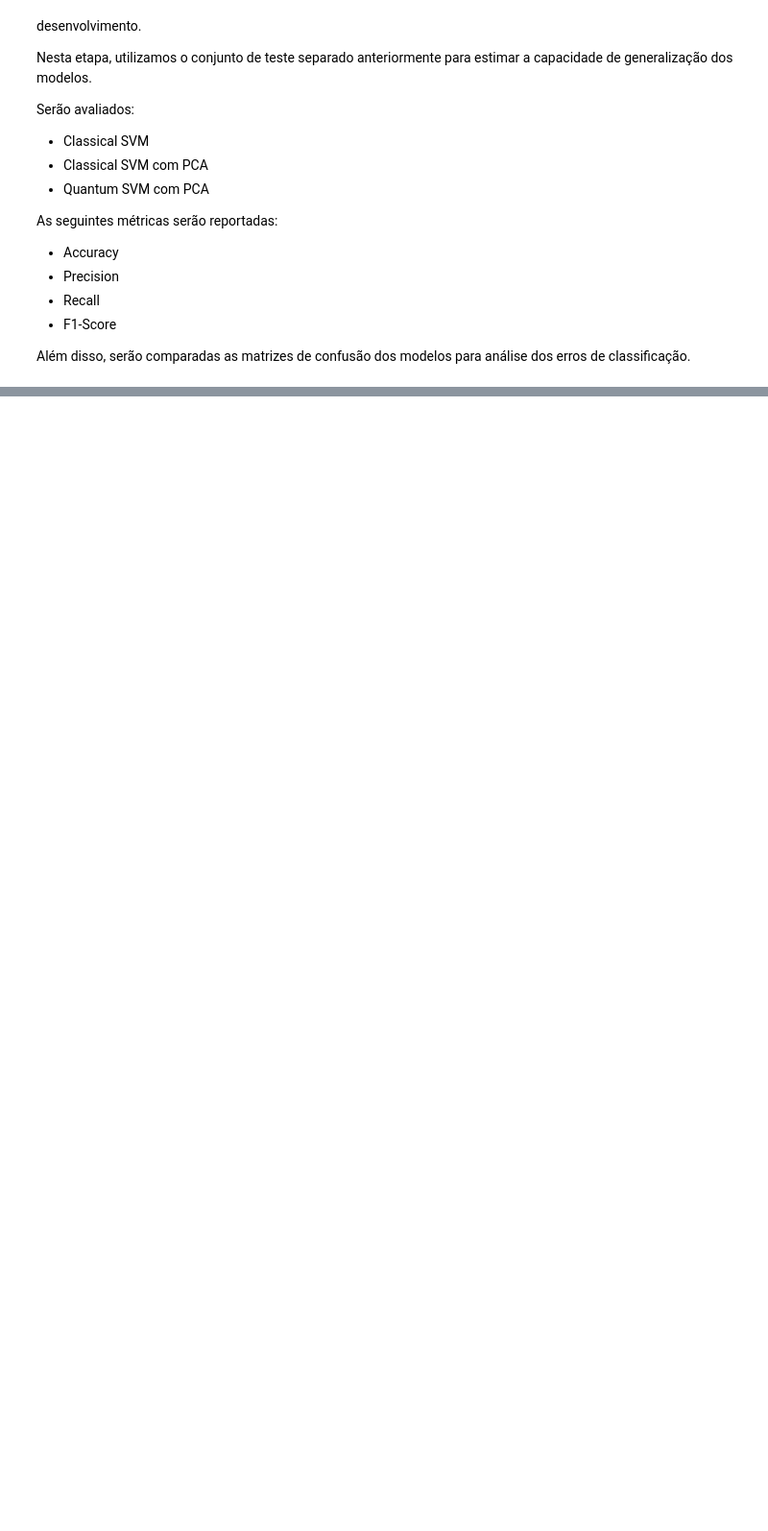
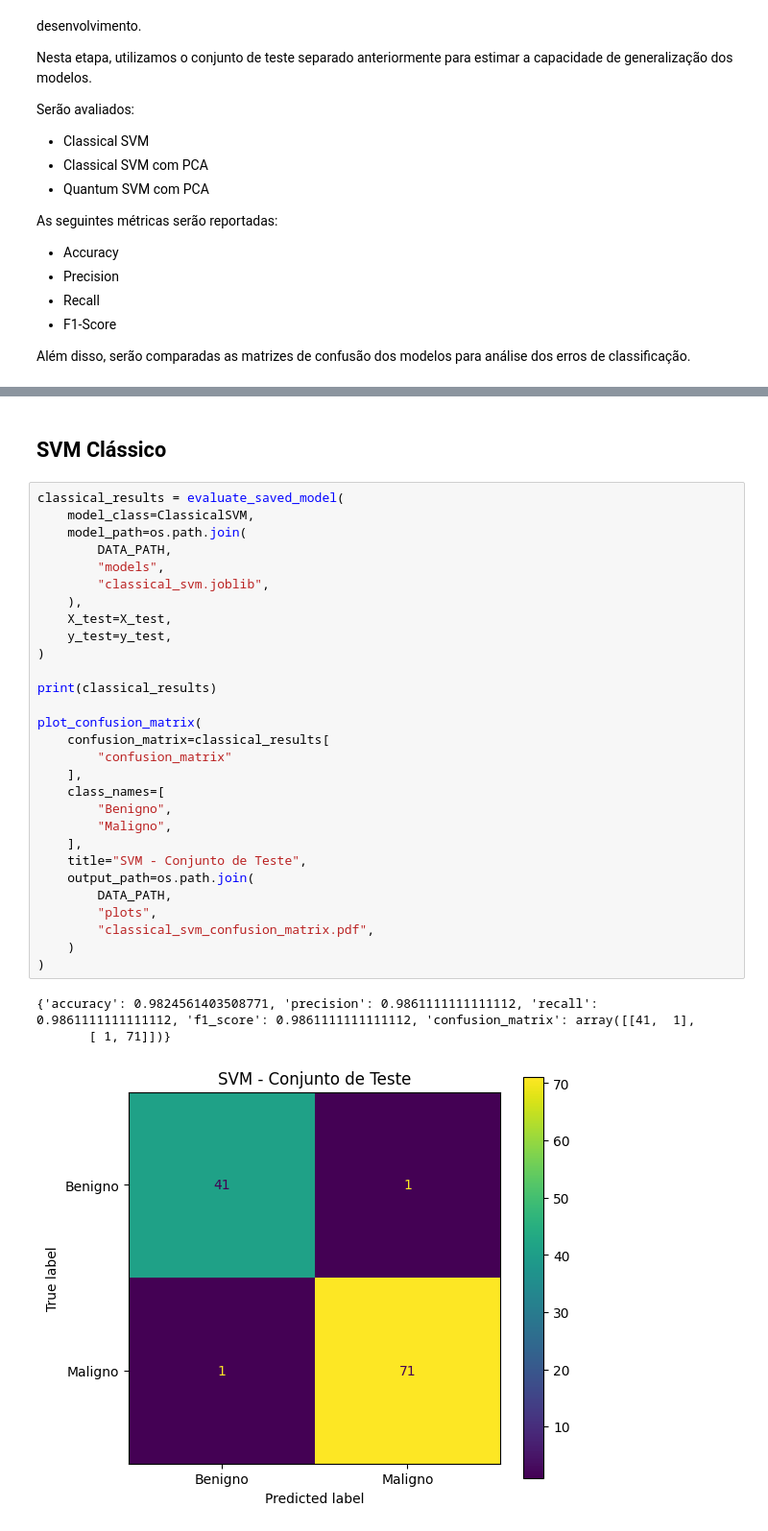
Before and after one commit to jodafons/pee-886-2026-01, a Jupyter notebook: notebooks/ellizeu_sena/qsvm_breast_cancer.ipynb, the cells around one changed output, grey strips where cells are left out. Shown at 96% size. Saved outputs shown, nothing was run; the diff lists cells and outputs as text; blank space fills up the shorter version.

Commit message:
Update benchmark results and notebook analysis

```diff
--- a/notebooks/ellizeu_sena/qsvm_breast_cancer.ipynb
+++ b/notebooks/ellizeu_sena/qsvm_breast_cancer.ipynb
@@ -461,0 +471,35 @@ from qml.ellizeu_sena.evaluation import (
+# %% [markdown]
+## SVM Clássico
+# %%
+classical_results = evaluate_saved_model(
+    model_class=ClassicalSVM,
+    model_path=os.path.join(
+        DATA_PATH,
+        "models",
+        "classical_svm.joblib",
+    ),
+    X_test=X_test,
+    y_test=y_test,
+)
+
+print(classical_results)
+
+plot_confusion_matrix(
+    confusion_matrix=classical_results[
+        "confusion_matrix"
+    ],
+    class_names=[
+        "Benigno",
+        "Maligno",
+    ],
+    title="SVM - Conjunto de Teste",
+    output_path=os.path.join(
+        DATA_PATH,
+        "plots",
+        "classical_svm_confusion_matrix.pdf",
+    )
+)
+# %% [output]
+{'accuracy': 0.9824561403508771, 'precision': 0.9861111111111112, 'recall': 0.9861111111111112, 'f1_score': 0.9861111111111112, 'confusion_matrix': array([[41,  1],
+       [ 1, 71]])}
+[figure, added]
```
Also changed, not shown: parts of 13 cells of this notebook, 3 other files.
